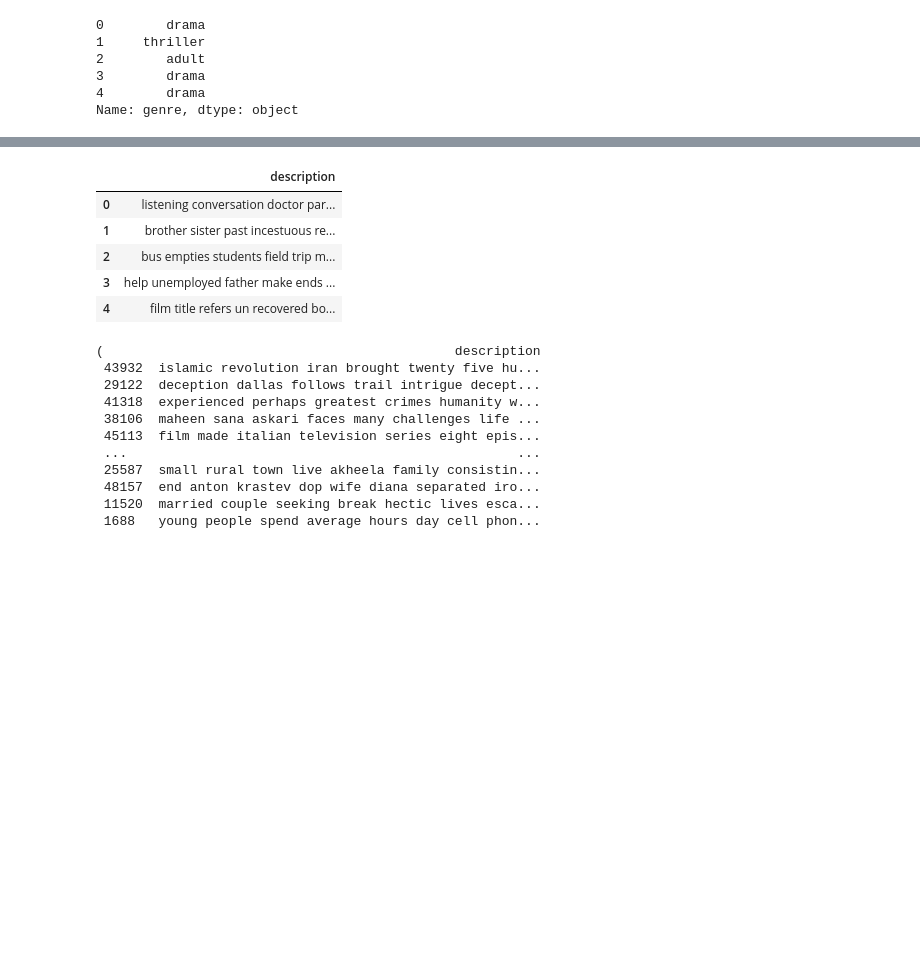
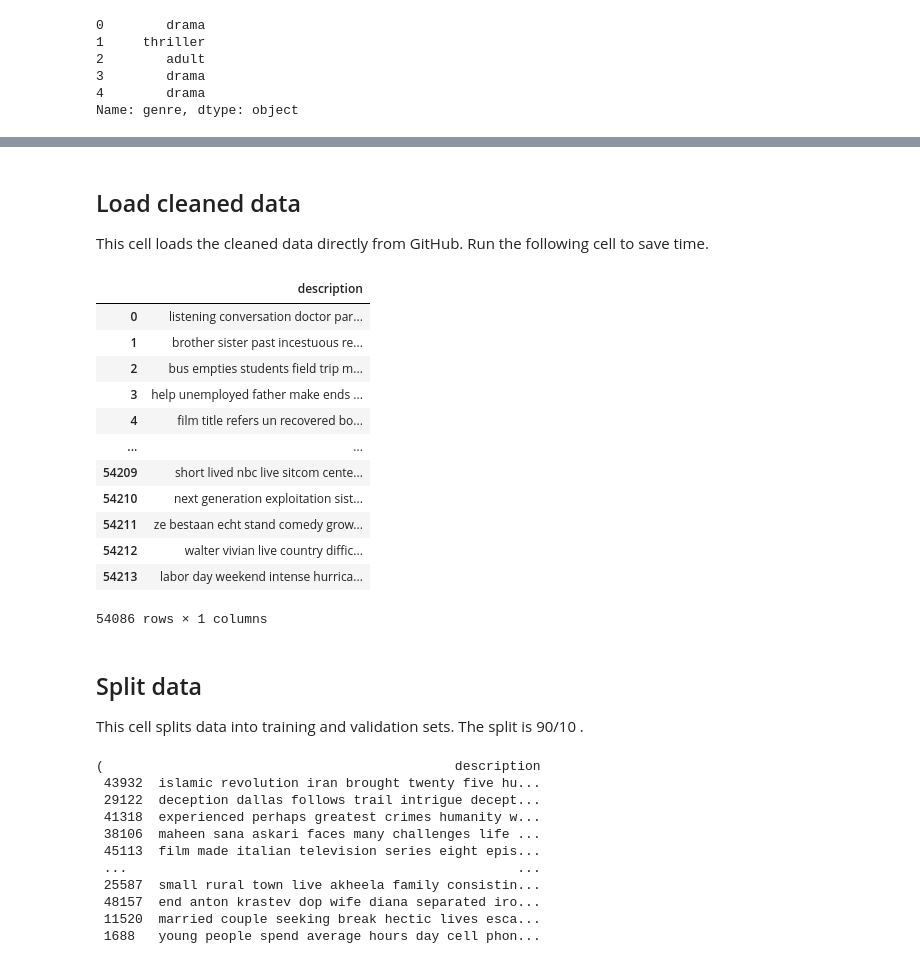
Before and after one commit to PyGamer-001/Encryptix, a Jupyter notebook: Movie Genre Classifier/script.ipynb, the cells around one changed output, grey strips where cells are left out. Cells and saved outputs as stored; diff of their text form; code cells hidden in the pictures; blank space fills up the shorter version.

Commit message:
Updated movie classifier script

```diff
--- a/Movie Genre Classifier/script.ipynb
+++ b/Movie Genre Classifier/script.ipynb
@@ -90,11 +177,24 @@ X_full
+# %% [markdown]
+## Load cleaned data
+This cell loads the cleaned data directly from GitHub. Run the following cell to save time.
 # %%
-X_full = pd.read_csv('cleaned_data.csv', index_col=0)
-X_full.head()
+X_full = pd.read_csv('https://raw.githubusercontent.com/PyGamer-001/Encryptix_1/main/Movie%20Genre%20Classifier/clean_train_data.csv', index_col=0)
+X_full
 # %% [output]
 |  | description |
 | 0 | listening conversation doctor par... |
 | 1 | brother sister past incestuous re... |
 | 2 | bus empties students field trip m... |
 | 3 | help unemployed father make ends ... |
 | 4 | film title refers un recovered bo... |
+| ... | ... |
+| 54209 | short lived nbc live sitcom cente... |
+| 54210 | next generation exploitation sist... |
+| 54211 | ze bestaan echt stand comedy grow... |
+| 54212 | walter vivian live country diffic... |
+| 54213 | labor day weekend intense hurrica... |
+54086 rows × 1 columns
+# %% [markdown]
+## Split data
+This cell splits data into training and validation sets. The split is 90/10 .
 # %%
```
Also changed, not shown: parts of 49 cells of this notebook, 3 other files.
